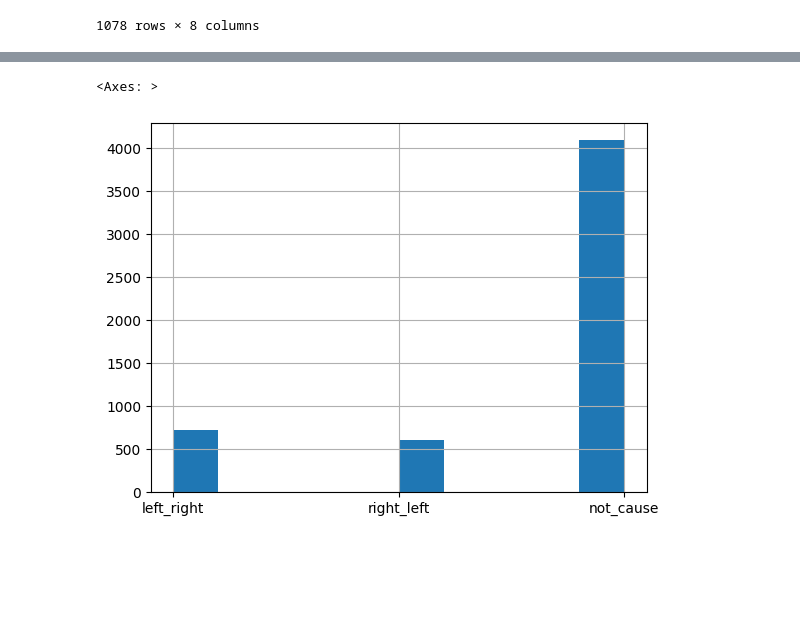
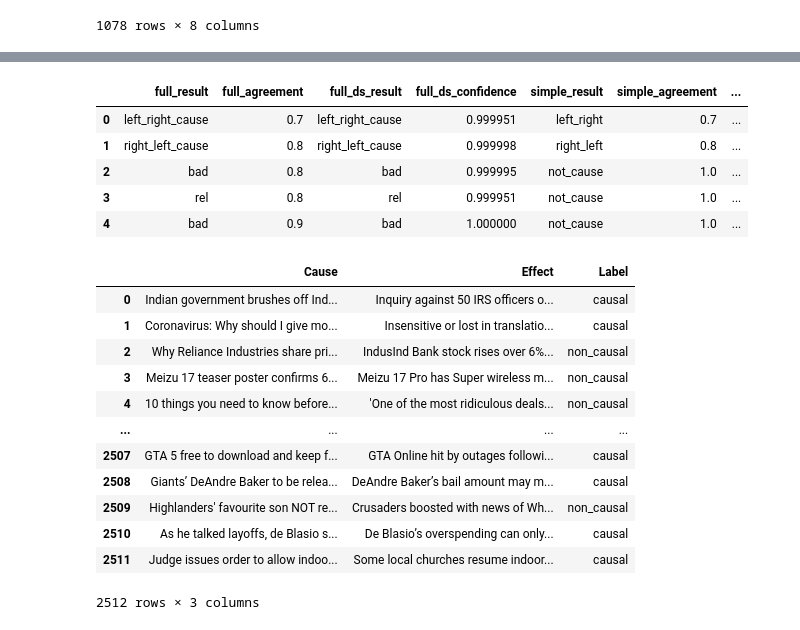
Before and after one commit to GoloMarcos/eCHOLGA, a Jupyter notebook: datasets.ipynb, the cells around one changed output, grey strips where cells are left out. Cells and saved outputs as stored; diff of their text form; code cells hidden in the pictures; blank space fills up the shorter version.

```diff
--- a/datasets.ipynb
+++ b/datasets.ipynb
@@ -587,5 +277,9 @@ df
-# %%
-df.simple_result.hist()
-# %% [output]
-<Axes: >
-[figure, removed]
+# %%
+df_headlines.head()
+# %% [output]
+|  | full_result | full_agreement | full_ds_result | full_ds_confidence | simple_result | simple_agreement | ... |
+| 0 | left_right_cause | 0.7 | left_right_cause | 0.999951 | left_right | 0.7 | ... |
+| 1 | right_left_cause | 0.8 | right_left_cause | 0.999998 | right_left | 0.8 | ... |
+| 2 | bad | 0.8 | bad | 0.999995 | not_cause | 1.0 | ... |
+| 3 | rel | 0.8 | rel | 0.999951 | not_cause | 1.0 | ... |
+| 4 | bad | 0.9 | bad | 1.000000 | not_cause | 1.0 | ... |
@@ -591,0 +302,17 @@ df.simple_result.hist()
+# %%
+df_headlines = pd.DataFrame(d)
+df_headlines
+# %% [output]
+|  | Cause | Effect | Label |
+| 0 | Indian government brushes off Ind... | Inquiry against 50 IRS officers o... | causal |
+| 1 | Coronavirus: Why should I give mo... | Insensitive or lost in translatio... | causal |
+| 2 | Why Reliance Industries share pri... | IndusInd Bank stock rises over 6%... | non_causal |
+| 3 | Meizu 17 teaser poster confirms 6... | Meizu 17 Pro has Super wireless m... | non_causal |
+| 4 | 10 things you need to know before... | 'One of the most ridiculous deals... | non_causal |
+| ... | ... | ... | ... |
+| 2507 | GTA 5 free to download and keep f... | GTA Online hit by outages followi... | causal |
+| 2508 | Giants’ DeAndre Baker to be relea... | DeAndre Baker’s bail amount may m... | causal |
+| 2509 | Highlanders' favourite son NOT re... | Crusaders boosted with news of Wh... | non_causal |
+| 2510 | As he talked layoffs, de Blasio s... | De Blasio’s overspending can only... | causal |
+| 2511 | Judge issues order to allow indoo... | Some local churches resume indoor... | causal |
+2512 rows × 3 columns
```
Also changed, not shown: parts of 41 cells of this notebook, 8 other files.
